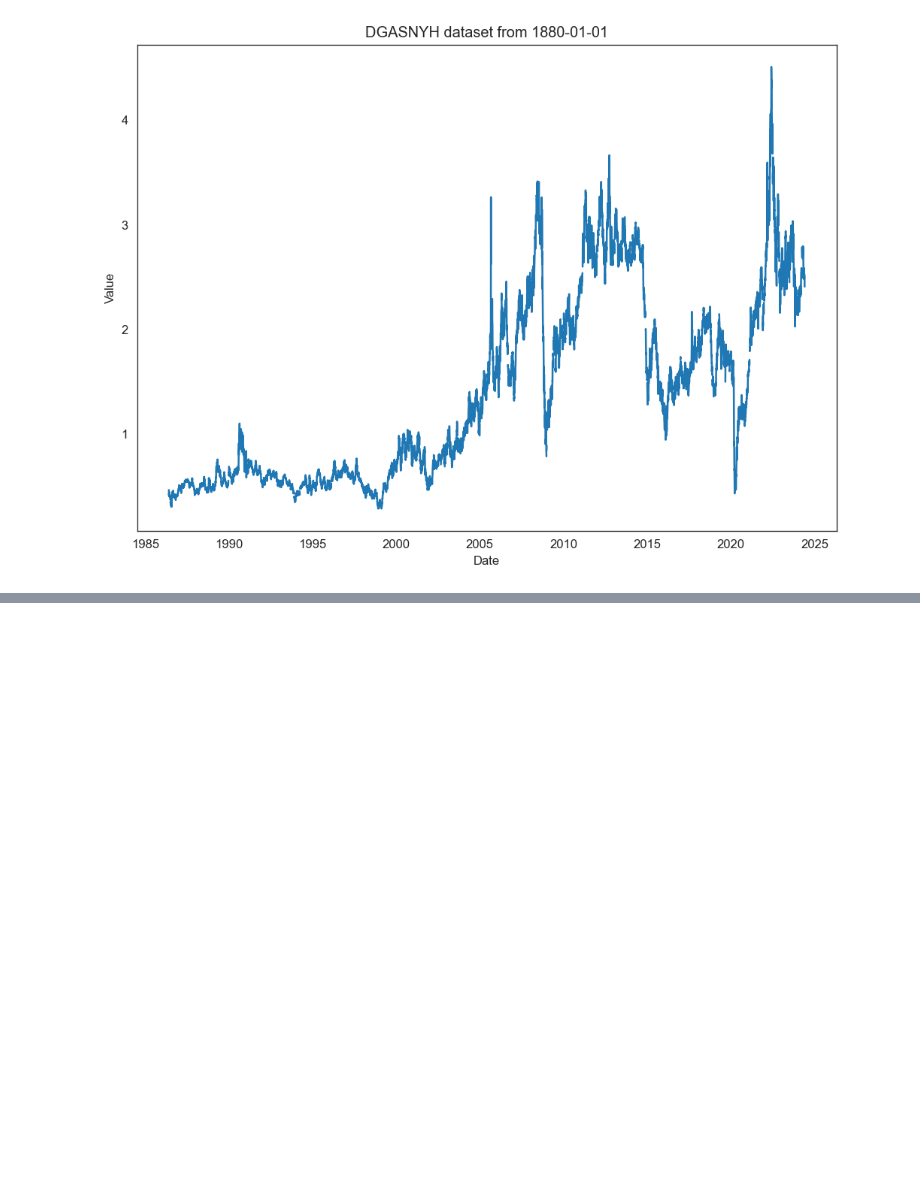
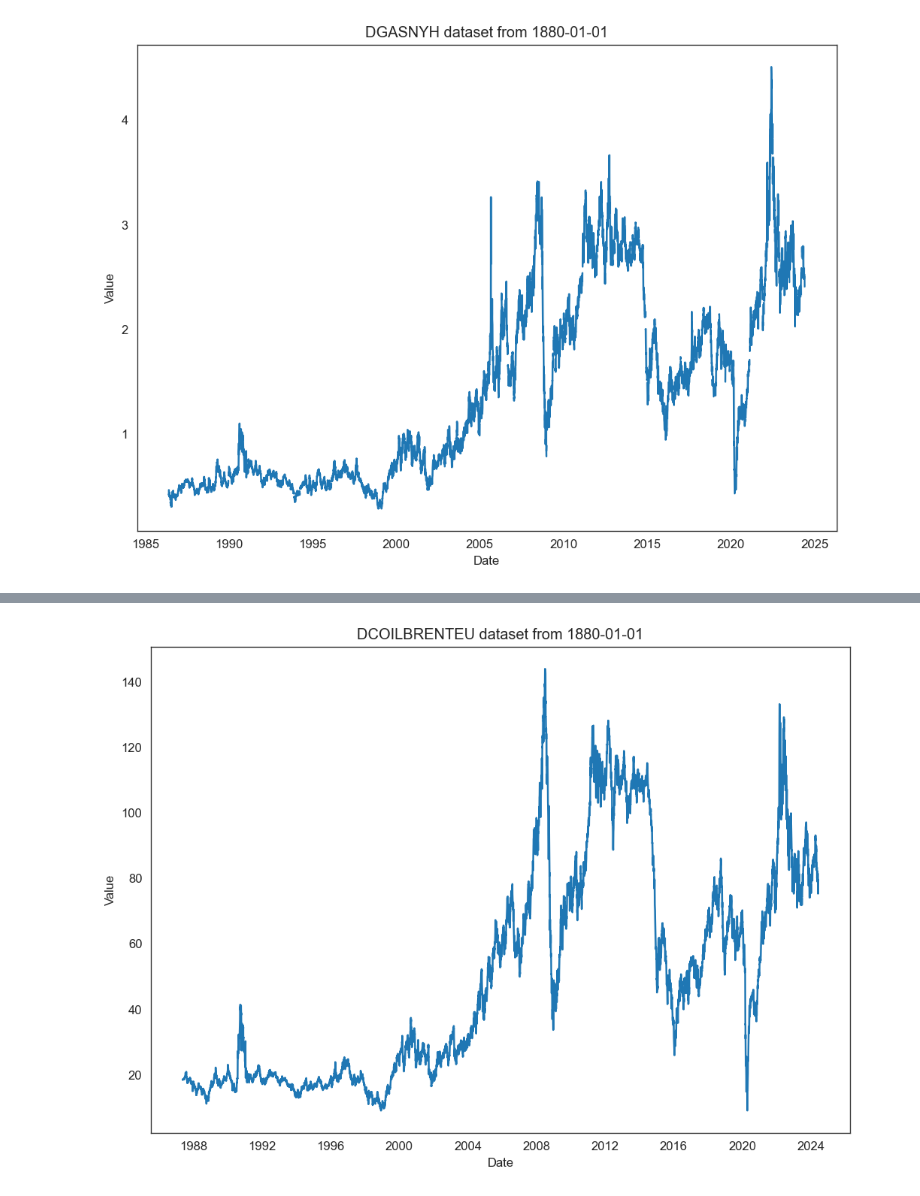
Before and after one commit to Phenikaa-University/Analysis-of-crude-oil-data, a Jupyter notebook: about_dataset.ipynb, the cells around one changed output, grey strips where cells are left out. Cells and saved outputs as stored; diff of their text form; code cells hidden in the pictures; blank space fills up the shorter version.

```diff
--- a/about_dataset.ipynb
+++ b/about_dataset.ipynb
@@ -77,0 +120,15 @@ plot_time_series('DGASNYH', '1880-01-01')
+# %%
+# Visualize the DCOILBRENTEU dataset with the imputed values
+def plot_imputed_time_series(symbol, date_time):
+    """
+    input: symbol - the symbol of the dataset
+              date_time - the date to start the dataset
+    output: None
+    """
+    xs,ys = get_fred_dataset(symbol, date_time)
+    ys_imputed = basic_imputation(ys)
+    plt.plot(xs, ys_imputed)
+    plt.title(f"{symbol} dataset from {date_time}")
+    plt.xlabel("Date")
+    plt.ylabel("Value")
+    plt.show()
@@ -77,0 +139,4 @@ plot_time_series('DGASNYH', '1880-01-01')
+# %%
+plot_imputed_time_series('DCOILBRENTEU', '1880-01-01')
+# %% [output]
+[figure, added]
```
Also changed, not shown: parts of 7 cells of this notebook.
